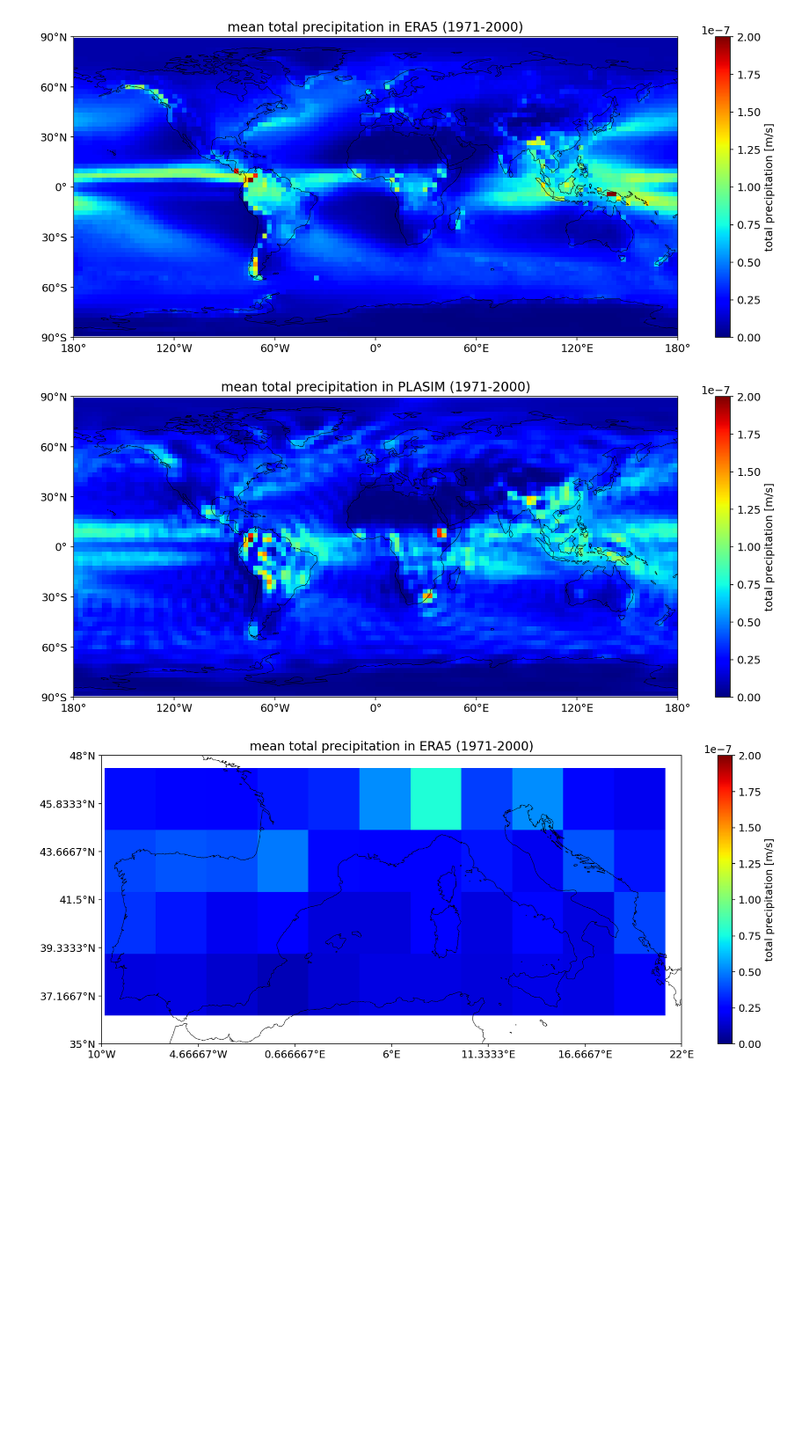
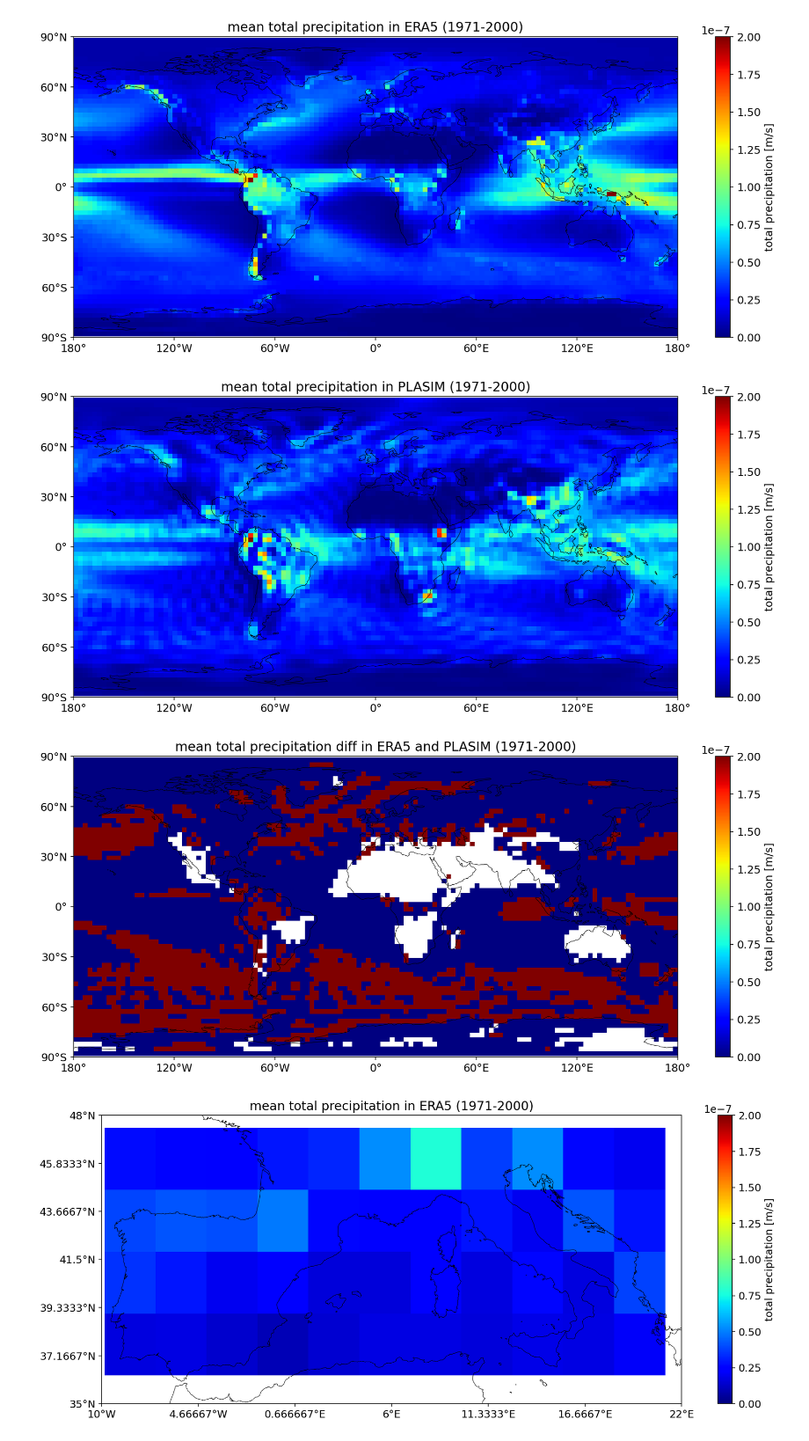
Before and after one commit to D-M-F/PLASIM_project, a Jupyter notebook: template.ipynb, the cells around one changed output. Shown at 88% size. Cells and saved outputs as stored; diff of their text form; code cells hidden in the pictures; blank space fills up the shorter version.

```diff
--- a/template.ipynb
+++ b/template.ipynb
@@ -16,9 +16,9 @@ mpl.rcParams['font.size'] = 12
 # dim0=time, dim1=lat, dim2=lon
 ds = xr.open_dataset('prt_1971_2000_ERA5_monthly_T42.nc')
 # unit conversion (read the ERA5 dataset description for details)
-prt_ERA5 = ds.var228 / (3600*24)
+prt_ERA5 = (ds.var228 / (3600*24)).to_numpy()
 
 ds1 = xr.open_dataset('prc_1971_2000_PLASIM_monthly_T42.nc')
 ds2 = xr.open_dataset('prl_1971_2000_PLASIM_monthly_T42.nc')
 # by definition, prt = prc+prl (read the ERA5 dataset description for details)
-prt_PLASIM = ds1.prc+ds2.prl
+prt_PLASIM = (ds1.prc+ds2.prl).to_numpy()
@@ -55,33 +60,35 @@ def mapplot(var,tt,clabel,res='T42'):
         37.67309 ,  34.882521,  32.091944,  29.30136 ,  26.510769,  23.720174,
         20.929574,  18.138971,  15.348365,  12.557756,   9.767146,   6.976534,
          4.185921,   1.395307,  -1.395307,  -4.185921,  -6.976534,  -9.767146,
        -12.557756, -15.348365, -18.138971, -20.929574, -23.720174, -26.510769,
        -29.30136 , -32.091944, -34.882521, -37.67309 , -40.463648, -43.254195,
        -46.044727, -48.835241, -51.625734, -54.4162  , -57.206632, -59.99702 ,
        -62.787352, -65.577607, -68.367756, -71.157752, -73.947515, -76.7369  ,
        -79.525607, -82.312913, -85.096527, -87.863799])
     # Convert lat/lon to map coordinates
     Lon, Lat = np.meshgrid(lon, lat)
 
     # Plot the data
     var = np.roll(np.mean(var,0),int(lonnum/2),1)
     # fill the blank 180E (only useful for global plots)
     np.append(var,var[:,0].reshape(latnum,1),axis=1)
     pm = ax.pcolormesh(Lon, Lat, var, cmap=plt.cm.jet, vmin=0, vmax=2e-7)
 
     # Add a colorbar
     cb = plt.colorbar(pm, label=r"%s"%clabel, orientation="vertical")
 
     ax.set_title(r"%s"%tt)
     ax.set_aspect('auto')
     # plt.savefig("figs/%s"%tt, bbox_inches='tight')
     plt.show()
 
 mapplot(prt_ERA5,'mean total precipitation in ERA5 (1971-2000)','total precipitation [m/s]')
 mapplot(prt_PLASIM,'mean total precipitation in PLASIM (1971-2000)','total precipitation [m/s]')
+mapplot((prt_ERA5-prt_PLASIM)/prt_ERA5,'mean total precipitation diff in ERA5 and PLASIM (1971-2000)','total precipitation [m/s]')
 # %% [output]
 [figure]
 [figure]
+[figure, added]
 # %%
 # regional template
 def mapplot(var,tt,clabel,res='T42'):
```
Also changed, not shown: parts of 2 cells of this notebook, 20 other files.
